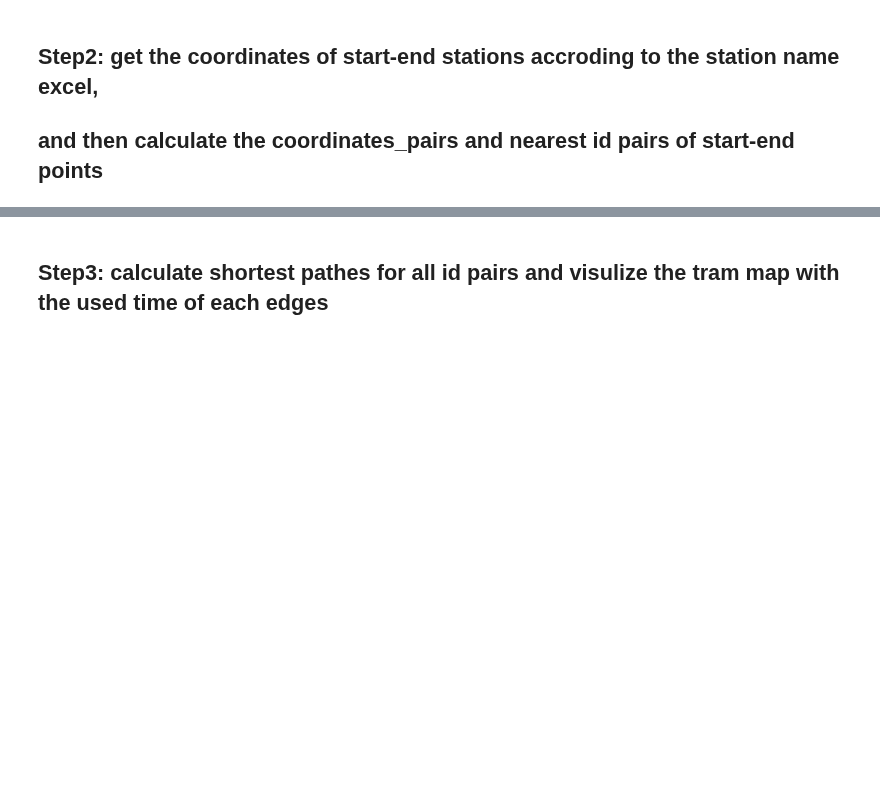
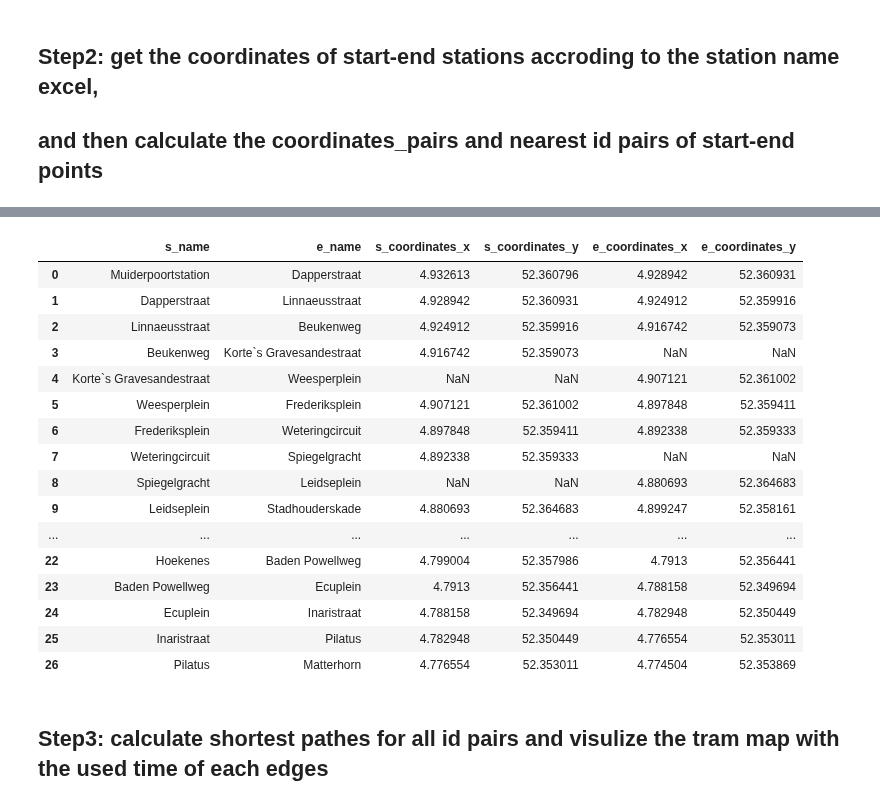
Before and after one commit to SYuGao/uvmt, a Jupyter notebook: notebooks/am_tram_network_modelling.ipynb, the cells around one changed output, grey strips where cells are left out. Saved outputs shown, nothing was run; the diff lists cells and outputs as text; code cells hidden in the pictures; blank space fills up the shorter version.

```diff
--- a/notebooks/am_tram_network_modelling.ipynb
+++ b/notebooks/am_tram_network_modelling.ipynb
@@ -883,0 +973,3 @@ am_tram_id_pairs
+# %%
+am_tram1_name = pd.read_excel(r'C:/projects/UTNCE/data/am_tram1_name.xlsx',index_col=0)
+am_tram1_name.index.name = 's_name'
@@ -883,0 +996,6 @@ am_tram_id_pairs
+# %%
+am_tram1_name.columns = ['s_name']
+# %%
+am_tram1_name['e_name'] = am_tram1_name['s_name'].shift(-1)
+# %%
+am_tram1_name = am_tram1_name.drop(am_tram1_name.index[-1])
@@ -884,3 +1022,24 @@ am_tram_id_pairs
+# %%
+am_tram1_coordinates = s_e_tram_coordinates(am_tram_stations, am_tram1_name)
+am_tram1_coordinates
+# %% [output]
+|  | s_name | e_name | s_coordinates_x | s_coordinates_y | e_coordinates_x | e_coordinates_y |
+| 0 | Muiderpoortstation | Dapperstraat | 4.932613 | 52.360796 | 4.928942 | 52.360931 |
+| 1 | Dapperstraat | Linnaeusstraat | 4.928942 | 52.360931 | 4.924912 | 52.359916 |
+| 2 | Linnaeusstraat | Beukenweg | 4.924912 | 52.359916 | 4.916742 | 52.359073 |
+| 3 | Beukenweg | Korte`s Gravesandestraat | 4.916742 | 52.359073 | NaN | NaN |
+| 4 | Korte`s Gravesandestraat | Weesperplein | NaN | NaN | 4.907121 | 52.361002 |
+| 5 | Weesperplein | Frederiksplein | 4.907121 | 52.361002 | 4.897848 | 52.359411 |
+| 6 | Frederiksplein | Weteringcircuit | 4.897848 | 52.359411 | 4.892338 | 52.359333 |
+| 7 | Weteringcircuit | Spiegelgracht | 4.892338 | 52.359333 | NaN | NaN |
+| 8 | Spiegelgracht | Leidseplein | NaN | NaN | 4.880693 | 52.364683 |
+| 9 | Leidseplein | Stadhouderskade | 4.880693 | 52.364683 | 4.899247 | 52.358161 |
+| ... | ... | ... | ... | ... | ... | ... |
+| 22 | Hoekenes | Baden Powellweg | 4.799004 | 52.357986 | 4.7913 | 52.356441 |
+| 23 | Baden Powellweg | Ecuplein | 4.7913 | 52.356441 | 4.788158 | 52.349694 |
+| 24 | Ecuplein | Inaristraat | 4.788158 | 52.349694 | 4.782948 | 52.350449 |
+| 25 | Inaristraat | Pilatus | 4.782948 | 52.350449 | 4.776554 | 52.353011 |
+| 26 | Pilatus | Matterhorn | 4.776554 | 52.353011 | 4.774504 | 52.353869 |
 # %% [markdown]
 ## Step3: calculate shortest pathes for all id pairs and visulize the tram map with the used time of each edges
 # %%
```
Also changed, not shown: parts of 14 cells of this notebook, 6 other files.
